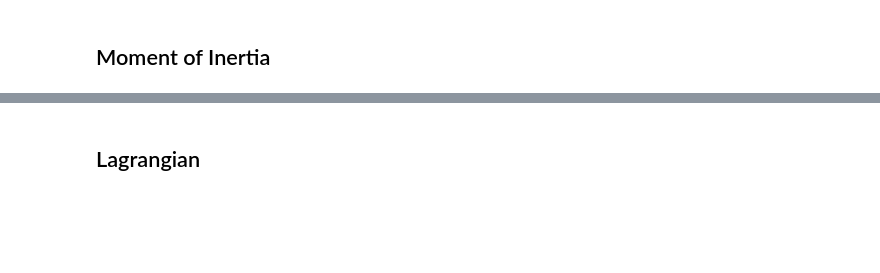
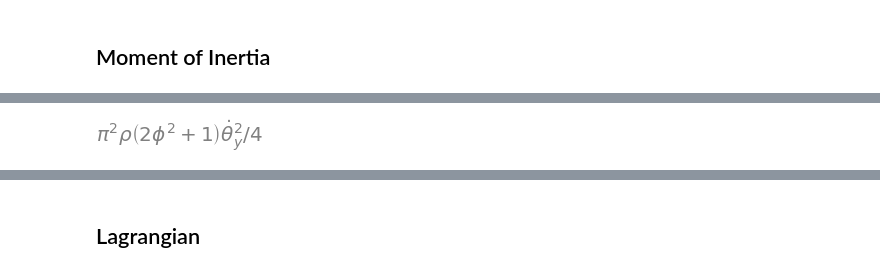
Before and after one commit to rvodden/phitop, a Jupyter notebook: phitop.ipynb, the cells around one changed output, grey strips where cells are left out. Drawn from its saved outputs; the diff is of its cells as text; code cells hidden in the pictures; blank space fills up the shorter version.

```diff
--- a/phitop.ipynb
+++ b/phitop.ipynb
@@ -1,4 +1,6 @@
 # %%
+!pip install matplotlib numpy scipy
+
 %matplotlib widget
 from ipywidgets import *
 from functools import lru_cache
@@ -6,10 +8,12 @@ import numpy as np
 import scipy as sp
 import scipy.integrate as spi
 import sympy as sym
+import sympy.physics.mechanics as symmech
 import matplotlib.pyplot as plt
 
-sym.init_printing(use_unicode=True)
+symmech.init_vprinting(use_unicode=True)
 
 resolution = 50
 phi = sym.Symbol("phi")
 phi_v = (1 + sym.sqrt(5))/ 2
+t = sym.Symbol("t")
@@ -21,0 +86,16 @@ We shall initially consider how to represent the body of the $\Phi$top and how t
+# %%
+def derive_phitop():
+
+    alpha, beta = sym.symbols("alpha beta")
+    a, c = sym.symbols("a c")
+
+    def spheroid(a=a,c=c, alpha=alpha, beta=beta):
+        """a general spheroid in three dimensions"""
+        return sym.Matrix([a*sym.cos(alpha), c*sym.sin(alpha)*sym.sin(beta), c*sym.sin(alpha)*sym.cos(beta)])
+
+    theta_y = sym.symbols("theta_y")
+
+    return sym.rot_axis2(theta_y) * spheroid()
+
+phitop = derive_phitop()
+phitop
@@ -168,10 +235,10 @@ where $I$ is the moment of inertia, and $\omega\$ is the rotational velocity. In
 # %%
 def derive_moment_of_inertia():
     x,z,y = sym.symbols("x y z")
-    alpha, beta = sym.symbols("alpha beta")
+    alpha, beta, rho = sym.symbols("alpha beta rho")
 
     def moment_of_inertia_integrand():
-        m = sym.Matrix([
+        m = rho * sym.Matrix([
             [y**2 + z**2, -x*y, -x*z],
             [-x*y, x**2 + z**2, -y*z],
             [-x*z, -y*z, x**2 + y**2]
@@ -183,4 +250,5 @@ def derive_moment_of_inertia():
     moi_by_alpha = sym.Integral(parametric_integrand,(alpha,0,sym.pi)).doit()
     moi_by_beta = sym.Integral(moi_by_alpha,(beta,-sym.pi,sym.pi)).doit()
     return moi_by_beta
-moment_of_inertia = derive_moment_of_inertia()[2,2]
+moment_of_inertia = derive_moment_of_inertia()
+print(sym.latex(moment_of_inertia.simplify()))
@@ -303,0 +281,10 @@ $$
+# %%
+def derive_theta_y_kinetic_energy():
+    theta_y = sym.Function("theta_y")(t)
+    theta_y_dot = sym.diff(theta_y,t)
+    theta_dot_vec = sym.Matrix([0,theta_y_dot,0])
+    return (sym.Rational(1,2) * theta_dot_vec.T * moment_of_inertia * theta_dot_vec)[0].simplify()
+theta_y_kinetic_energy = derive_theta_y_kinetic_energy()
+theta_y_kinetic_energy
+# %% [output]
+[figure, added]
```
Also changed, not shown: parts of 39 cells of this notebook, 1 other file.
